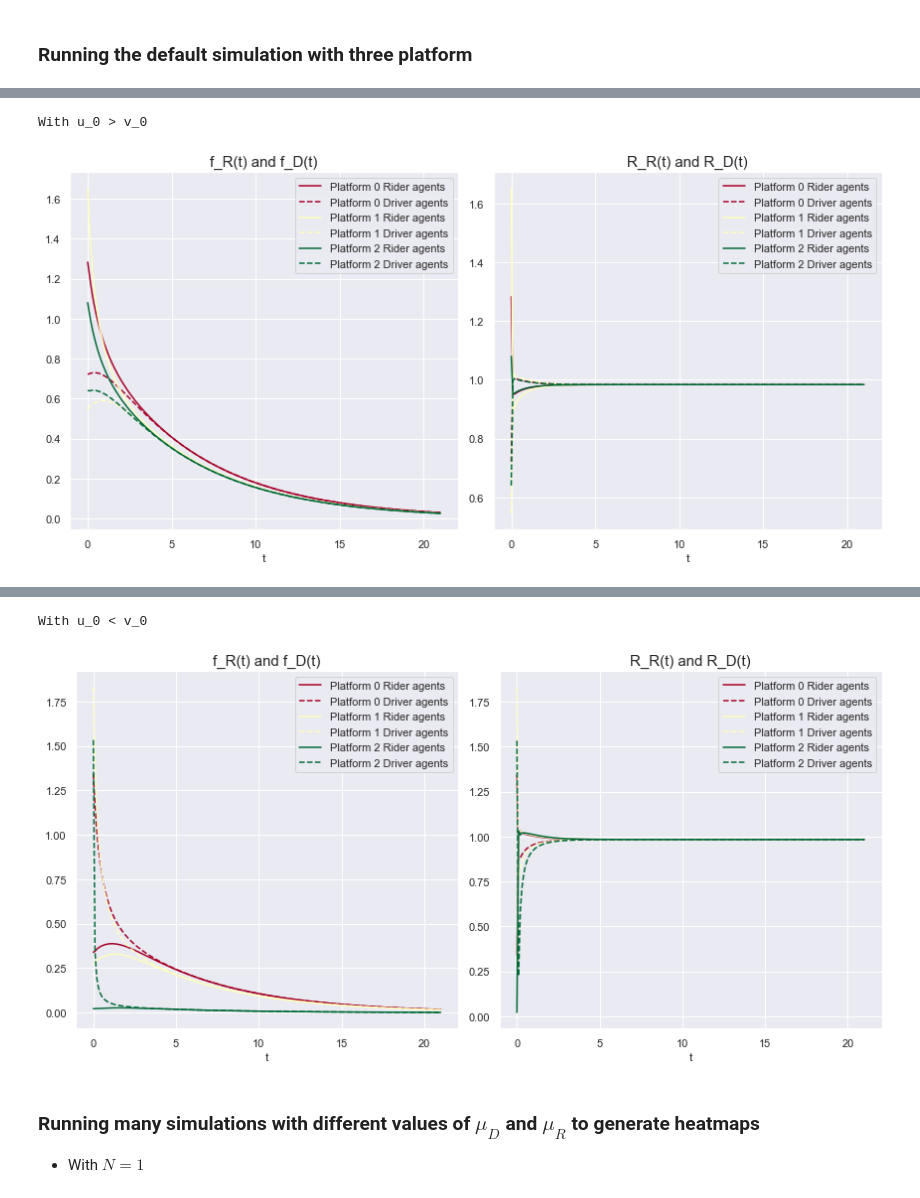
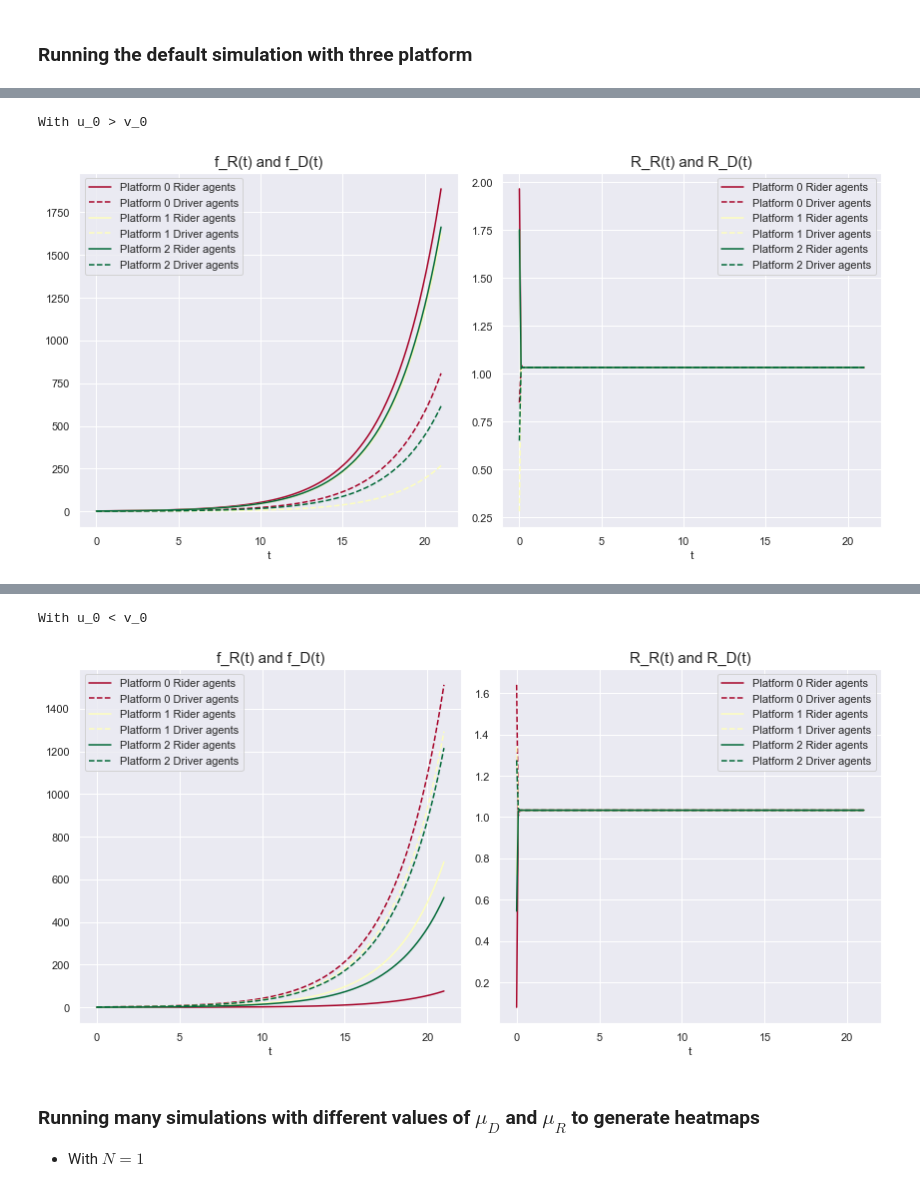
Before and after one commit to remuzel/Waiting-Time-Network-Effects, a Jupyter notebook: notebooks/Population Model of RHP Competition.ipynb, the cells around one changed output, grey strips where cells are left out. Cells and saved outputs as stored; diff of their text form; code cells hidden in the pictures.

Commit message:
Regenerating plots with mu_R=mu_D=0

```diff
--- a/notebooks/Population Model of RHP Competition.ipynb
+++ b/notebooks/Population Model of RHP Competition.ipynb
@@ -421,28 +421,28 @@ With u_0 < v_0
 # %%
 stock_market = StockMarket()
 
-sim = PlatformSimulator(stock_market, N=3,
+sim = PlatformSimulator(stock_market, N=3, mu_D=0, mu_R=0,
                         f_R=lambda u: 1+np.random.uniform(),
                         f_D=lambda v: np.random.uniform())
 sim.simulate_growth()
 print("\nWith u_0 > v_0")
 sim.plot_population_growth()
 
 stock_market = StockMarket()
 
-sim = PlatformSimulator(stock_market, N=3,
+sim = PlatformSimulator(stock_market, N=3, mu_D=0, mu_R=0,
                         f_R=lambda u: np.random.uniform(),
                         f_D=lambda v: 1+np.random.uniform())
 sim.simulate_growth()
 print("\nWith u_0 < v_0")
 sim.plot_population_growth()
 # %% [output]
 [interactive output not drawn]
 With u_0 > v_0
-[figure, old version]
+[figure, new version]
 [interactive output not drawn]
 With u_0 < v_0
-[figure, old version]
+[figure, new version]
 # %% [markdown]
 ### Running many simulations with different values of $\mu_D$ and $\mu_R$ to generate heatmaps
 
```
Also changed, not shown: parts of 1 cell of this notebook.
